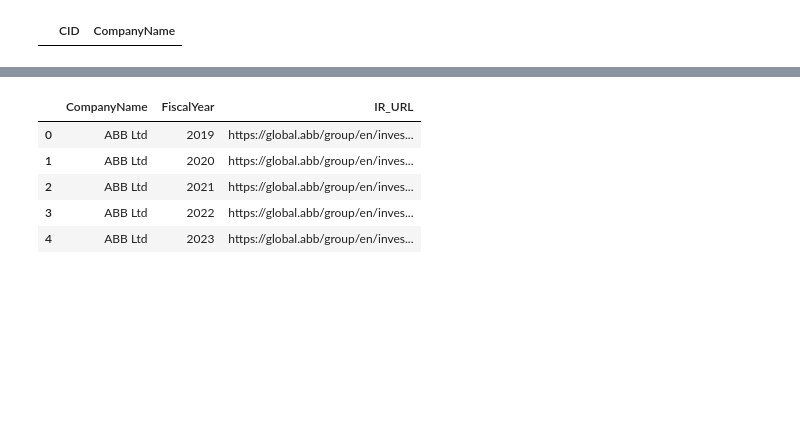
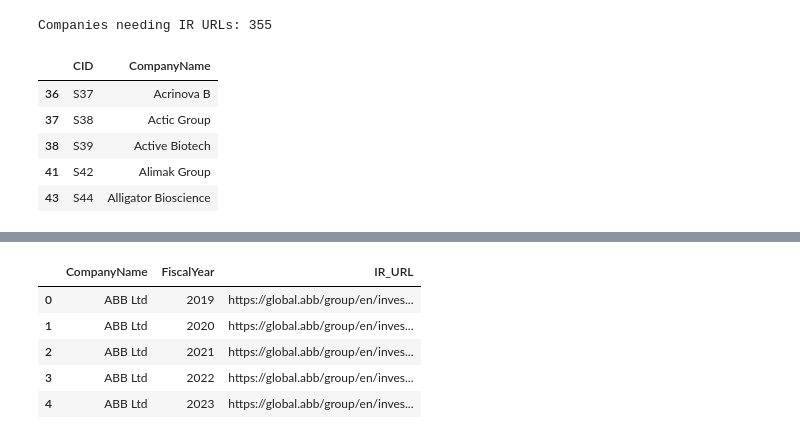
Before and after one commit to JakobJohannesson/aspiratio, a Jupyter notebook: notebooks/step2_Find_ir_pages.ipynb, the cells around one changed output, grey strips where cells are left out. Cells and saved outputs as stored; diff of their text form; code cells hidden in the pictures; blank space fills up the shorter version.

```diff
--- a/notebooks/step2_Find_ir_pages.ipynb
+++ b/notebooks/step2_Find_ir_pages.ipynb
@@ -1,17 +1,29 @@
 # %%
 import pandas as pd
 from pathlib import Path
+import importlib
+import aspiratio.utils.ir_search as ir_search_module
+
+# Reload to pick up latest changes
+importlib.reload(ir_search_module)
 from aspiratio.utils.ir_search import search_ir_url
 
 repo = Path('..').resolve()
 master_path = repo / 'instrument_master.csv'
 coverage_path = repo / 'coverage_table_updated.csv'
 master = pd.read_csv(master_path, sep='\t')
 coverage = pd.read_csv(coverage_path, sep='\t')
 
 needs_ir = master[master['investor_relations_url'].isna() | (master['investor_relations_url'] == '')]
+print(f"Companies needing IR URLs: {len(needs_ir)}")
 needs_ir[['CID', 'CompanyName']].head()
 # %% [output]
+Companies needing IR URLs: 355
 |  | CID | CompanyName |
+| 36 | S37 | Acrinova B |
+| 37 | S38 | Actic Group |
+| 38 | S39 | Active Biotech |
+| 41 | S42 | Alimak Group |
+| 43 | S44 | Alligator Bioscience |
 # %%
 # Search IR URLs for missing companies
```
Also changed, not shown: parts of 1 cell of this notebook, 7 other files.
